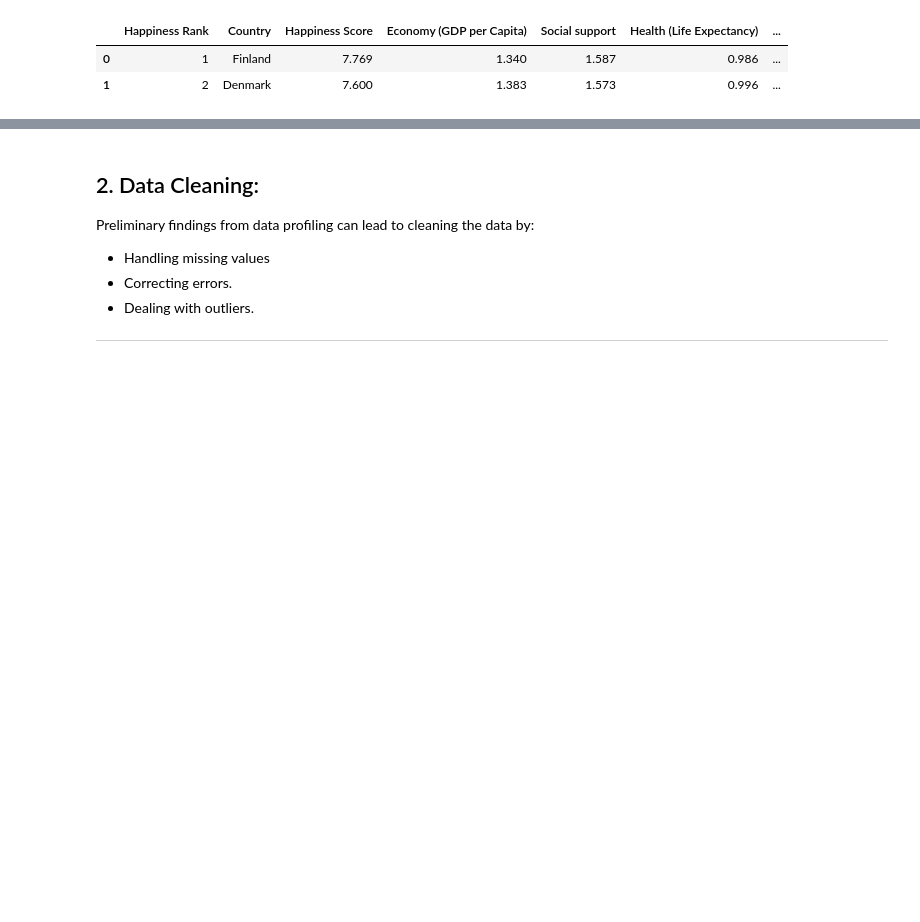
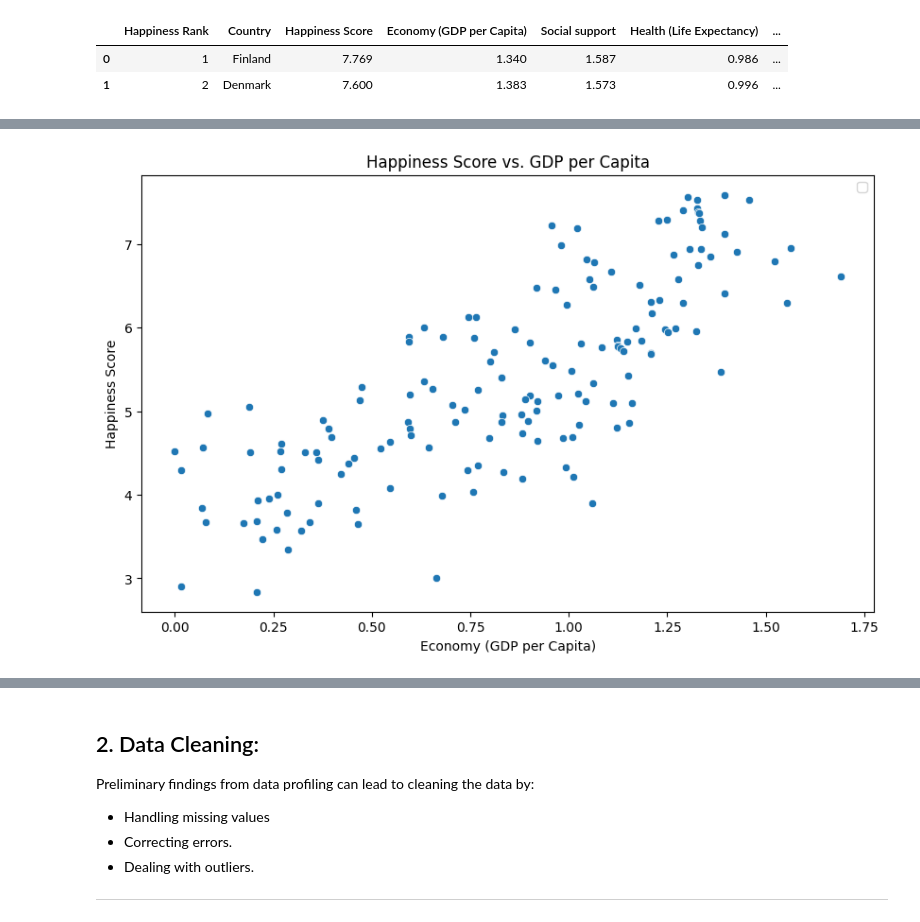
Before and after one commit to Tuwaiq-DS-ML-bootcamp-V-9/Usecase-2, a Jupyter notebook: EDA explain template.ipynb, the cells around one changed output, grey strips where cells are left out. Saved outputs shown, nothing was run; the diff lists cells and outputs as text; code cells hidden in the pictures; blank space fills up the shorter version.

```diff
--- a/EDA explain template.ipynb
+++ b/EDA explain template.ipynb
@@ -965,0 +992,10 @@ We use 3 common visualization methods:
+# %%
+plt.figure(figsize=(10, 6))
+sns.scatterplot(data=world_happiness_reports_2015, x='Economy (GDP per Capita)', y='Happiness Score')
+plt.title('Happiness Score vs. GDP per Capita')
+plt.xlabel('Economy (GDP per Capita)')
+plt.ylabel('Happiness Score')
+plt.legend()
+plt.show()
+# %% [output]
+[figure, added]
```
Also changed, not shown: parts of 35 cells of this notebook.
